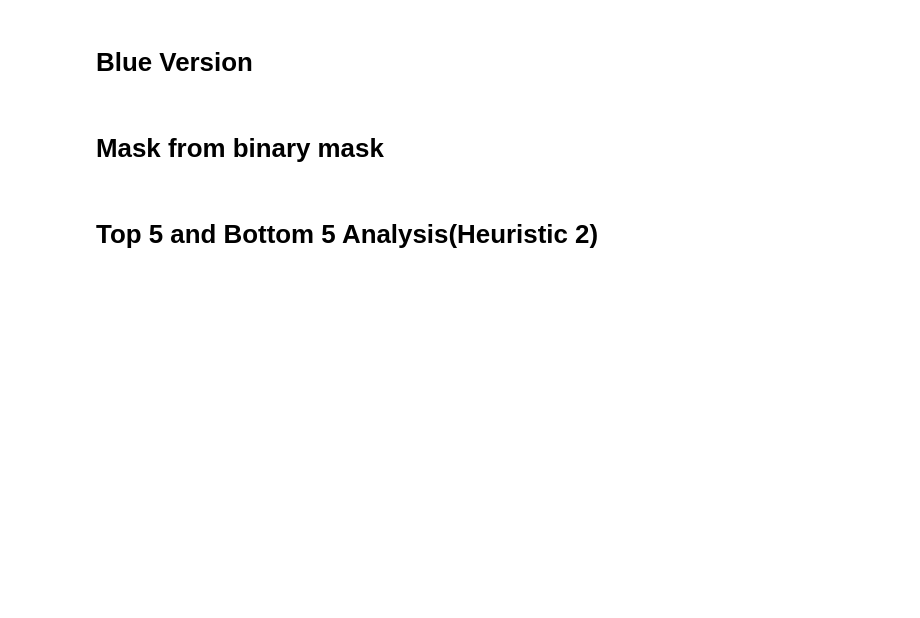
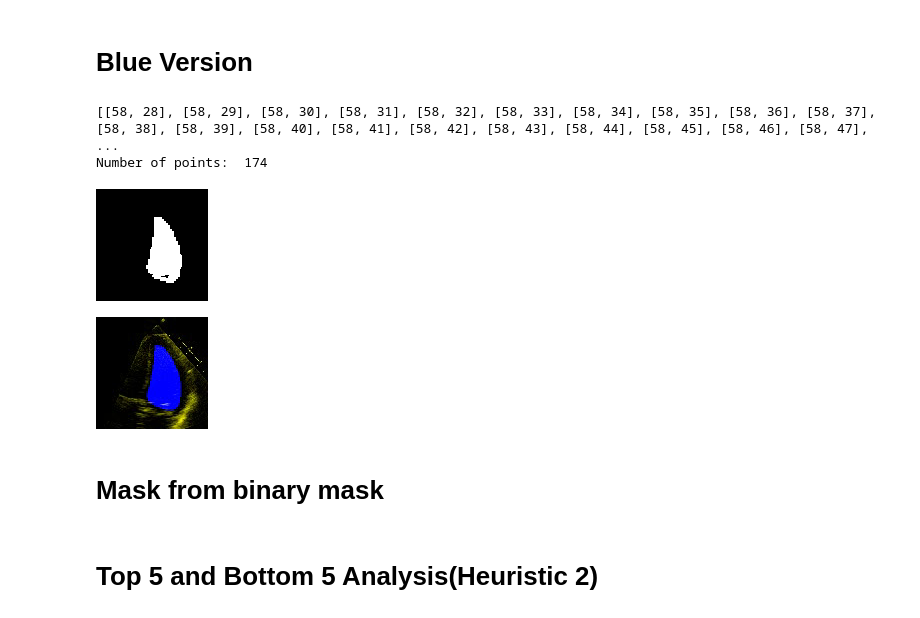
Before and after one commit to douyang/echonet-variance-in-function-analysis, a Jupyter notebook: Calculations_Analysis.ipynb, the cells around one changed output. Cells and saved outputs as stored; diff of their text form; code cells hidden in the pictures; blank space fills up the shorter version.

```diff
--- a/Calculations_Analysis.ipynb
+++ b/Calculations_Analysis.ipynb
@@ -59,40 +54,45 @@ Number of points:  134
 # %% [markdown]
 # Blue Version
 # %%
-# # read image
-# img = cv2.imread(path)
-# rgb = cv2.cvtColor(img, cv2.COLOR_BGR2RGB)
+# read image
+img = cv2.imread(path)
+rgb = cv2.cvtColor(img, cv2.COLOR_BGR2RGB)
 
-# # set lower and upper bounds on blue color
-# lower = (0,0,100)
-# upper = (50,50,255)
+# set lower and upper bounds on blue color
+lower = (0,0,100)
+upper = (50,50,255)
 
-# # threshold and invert so hexagon is white on black background
-# thresh = cv2.inRange(rgb, lower, upper)
+# threshold and invert so hexagon is white on black background
+thresh = cv2.inRange(rgb, lower, upper)
 
 
-# # get contours
-# result = np.zeros_like(thresh)
-# contours = cv2.findContours(thresh, cv2.RETR_EXTERNAL, cv2.CHAIN_APPROX_NONE)
-# contours = contours[0] if len(contours) == 2 else contours[1]
+# get contours
+result = np.zeros_like(thresh)
+contours = cv2.findContours(thresh, cv2.RETR_EXTERNAL, cv2.CHAIN_APPROX_NONE)
+contours = contours[0] if len(contours) == 2 else contours[1]
 
-# points = []
-# # list contour points
-# for pt in contours:
-#     for i in pt:
-#       for coord in i:
-#         points.append(coord.tolist())
-# print(points)
+points = []
+# list contour points
+for pt in contours:
+    for i in pt:
+      for coord in i:
+        points.append(coord.tolist())
+print(points)
 
-# print("Number of points: ", len(points))
-# # show thresh and contour
-# cv2_imshow(thresh)
-# cv2_imshow(img)
-# # cv2_imshow(opening)
-# # cv2_imshow(closing)
+print("Number of points: ", len(points))
+# show thresh and contour
+cv2_imshow(thresh)
+cv2_imshow(img)
+# cv2_imshow(opening)
+# cv2_imshow(closing)
 
-# cv2.waitKey(0)
-# cv2.destroyAllWindows()
+cv2.waitKey(0)
+cv2.destroyAllWindows()
+# %% [output]
+[[58, 28], [58, 29], [58, 30], [58, 31], [58, 32], [58, 33], [58, 34], [58, 35], [58, 36], [58, 37], [58, 38], [58, 39], [58, 40], [58, 41], [58, 42], [58, 43], [58, 44], [58, 45], [58, 46], [58, 47], ...
+Number of points:  174
+[figure, added]
+[figure, added]
 # %% [markdown]
 # Mask from binary mask
 # %%
```
Also changed, not shown: parts of 17 cells of this notebook.
